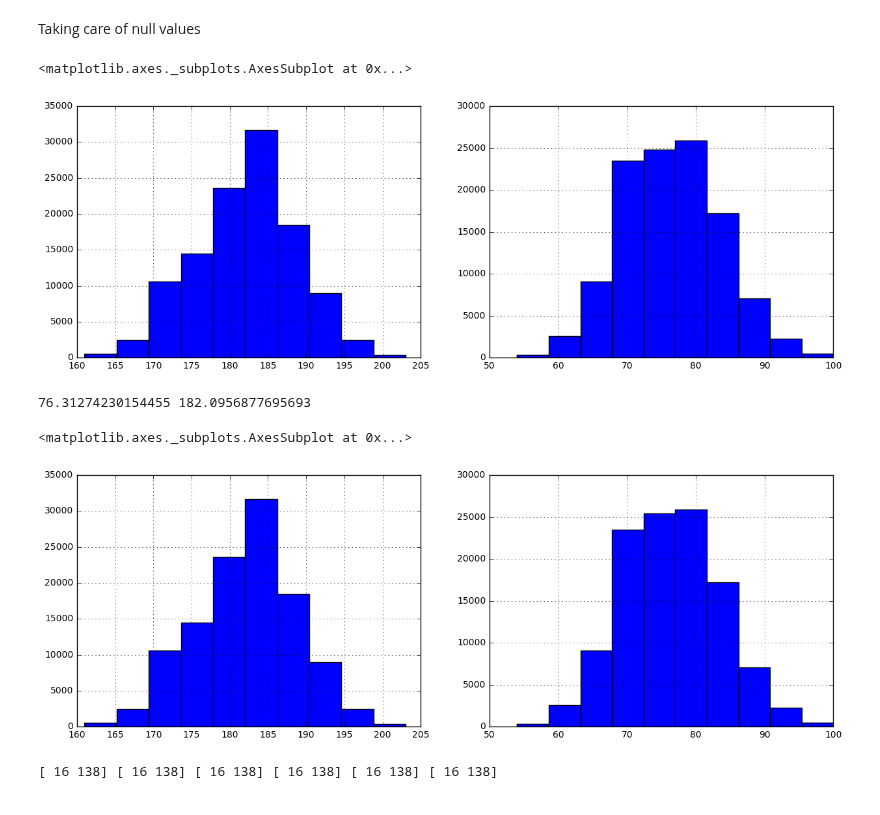
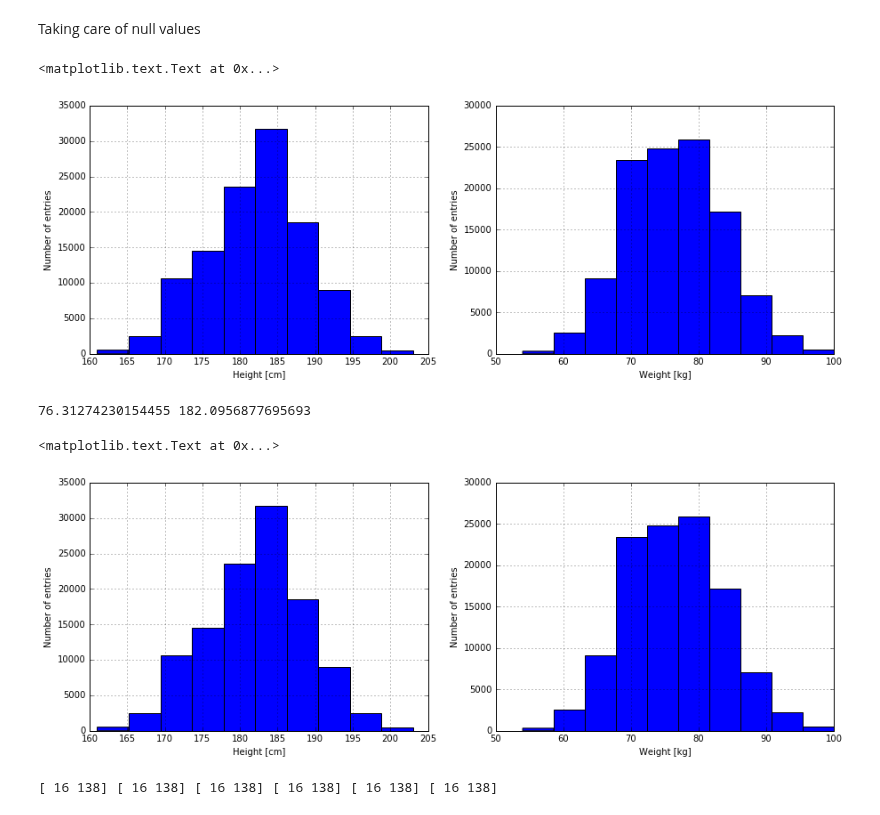
Before and after one commit to kirtanp/ADA-EPFL-2016, a Jupyter notebook: Lab4/soccer_race.ipynb, the cells around one changed output. Cells and saved outputs as stored; diff of their text form; code cells hidden in the pictures.

```diff
--- a/Lab4/soccer_race.ipynb
+++ b/Lab4/soccer_race.ipynb
@@ -101,12 +103,16 @@ Taking care of null values
 # %%
 # TODO label axes
 fig, axs = plt.subplots(1,2,  figsize=(15, 5))
 
 df_new['height'].hist(ax=axs[0])
+axs[0].set_ylabel('Number of entries')
+axs[0].set_xlabel('Height [cm]')
 df_new['weight'].hist(ax=axs[1])
+axs[1].set_ylabel('Number of entries')
+axs[1].set_xlabel('Weight [kg]')
 # %% [output]
-<matplotlib.axes._subplots.AxesSubplot at 0x...>
+<matplotlib.text.Text at 0x...>
-[figure, old version]
+[figure, new version]
 # %%
 mean_weight = df_new['weight'][df_new.weight.notnull()].mean()
 mean_height = df_new['height'][df_new.height.notnull()].mean()
@@ -119,10 +125,14 @@ df_new['height'].fillna(mean_height, inplace=True)
 fig, axs = plt.subplots(1,2,  figsize=(15, 5))
 
 df_new['height'].hist(ax=axs[0])
+axs[0].set_ylabel('Number of entries')
+axs[0].set_xlabel('Height [cm]')
 df_new['weight'].hist(ax=axs[1])
+axs[1].set_ylabel('Number of entries')
+axs[1].set_xlabel('Weight [kg]')
 # %% [output]
-<matplotlib.axes._subplots.AxesSubplot at 0x...>
+<matplotlib.text.Text at 0x...>
-[figure, old version]
+[figure, new version]
 # %%
 print(df_new[df_new.meanIAT.isnull()]['refCountry'].unique(),
 df_new[df_new.nIAT.isnull()]['refCountry'].unique(),
```
Also changed, not shown: parts of 14 cells of this notebook.
